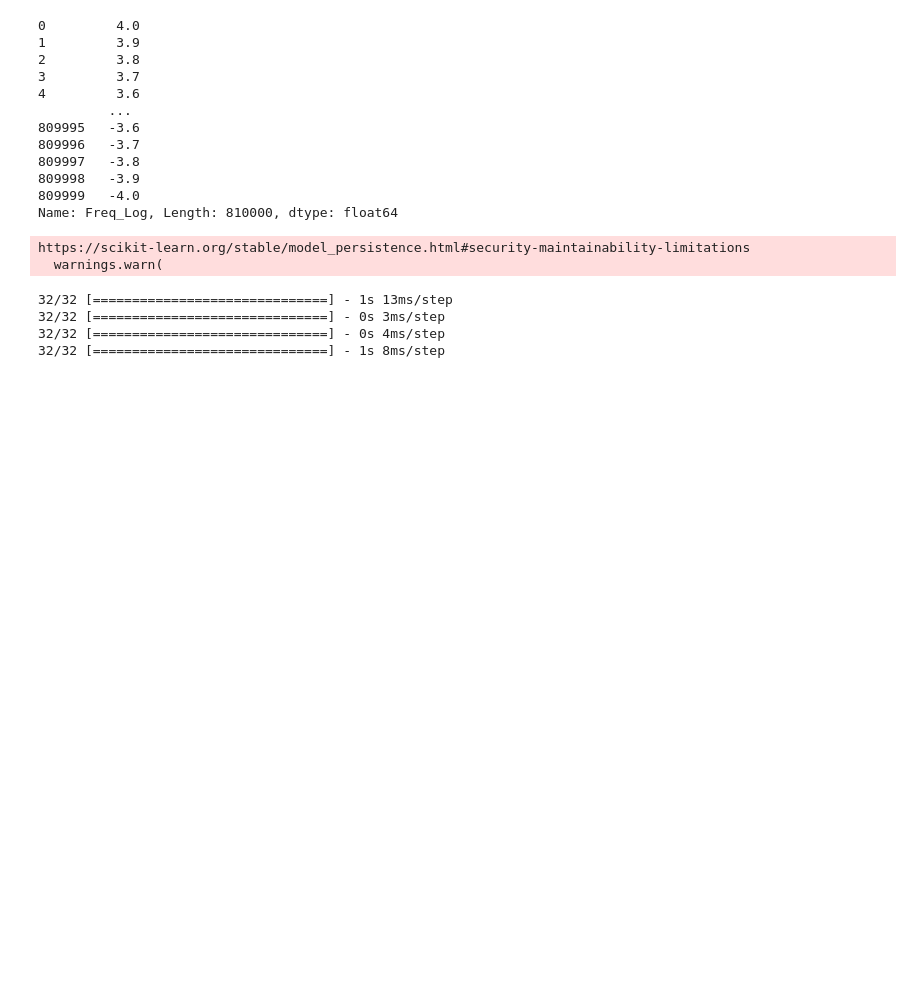
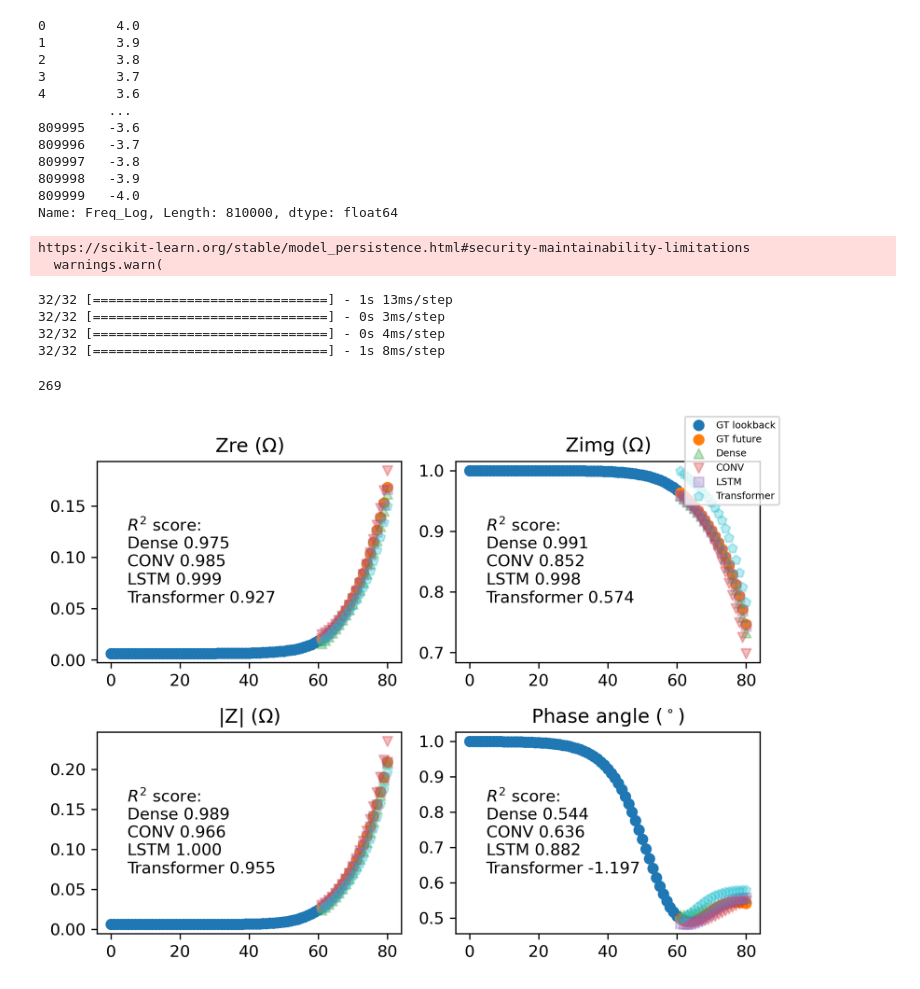
Before and after one commit to Charlespoole/TimeSeriesEIS, a Jupyter notebook: load_models.ipynb, the cells around one changed output. Drawn from its saved outputs; the diff is of its cells as text; code cells hidden in the pictures; blank space fills up the shorter version.

```diff
--- a/load_models.ipynb
+++ b/load_models.ipynb
@@ -120,3 +121,30 @@ dense_r2 = Cal_r2(y_test, dense_pred)
 lstm_r2 = Cal_r2(y_test, lstm_pred)
 conv_r2 = Cal_r2(y_test, conv_pred)
 transformer_r2 = Cal_r2(y_test, transformer_pred)
+# %%
+def plot():
+    k = random.randint(0,1000)
+    colors = ['tab:blue', 'tab:orange', 'tab:green', 'tab:red', 'tab:purple','tab:cyan']
+    print(k)
+    fig, axs = plt.subplots(2, 2)
+    for i in range(4):
+        ax = axs[i//2, i%2]
+        ax.scatter(range(61), x_test[k, :, i], color=colors[0], marker = 'o',label = 'GT lookback')
+        ax.scatter(range(61, 81), y_test[k, :, i], c=colors[1], marker='o', label = 'GT future')
+        ax.scatter(range(61, 81), dense_pred[k, :, i], c=colors[2], marker='^',alpha=0.3,label = 'Dense')
+        ax.scatter(range(61, 81), conv_pred[k, :, i], c=colors[3], marker='v',alpha=0.3,label = 'CONV')
+        ax.scatter(range(61, 81), lstm_pred[k, :, i], c=colors[4], marker='s',alpha=0.3,label = 'LSTM')
+        ax.scatter(range(61, 81), transformer_pred[k, :, i], marker='p',c=colors[5], alpha=0.3, label = 'Transformer')
+        ax.text(0.1, 0.3, "$R^2$ score:\nDense {:.3f}\nCONV {:.3f}\nLSTM {:.3f}\nTransformer {:.3f}".format(r2_score(y_test[k, :, i],dense_pred[k, :, i]),
+                                                                                                            r2_score(y_test[k, :, i],conv_pred[k, :, i]),
+                                                                                                            r2_score(y_test[k, :, i],lstm_pred[k, :, i]),
+                                                                                                            r2_score(y_test[k, :, i],transformer_pred[k, :, i])), transform=ax.transAxes)
+        ax.set_title([r'Zre ($\Omega$)',r'Zimg ($\Omega$)',r'|Z| ($\Omega$)',r'Phase angle ($^\circ$)'][i])
+    fig.dpi = 300
+    fig.legend(["GT lookback", 'GT future', 'Dense', 'CONV', 'LSTM', "Transformer"], prop={"size":6})
+    plt.tight_layout()
+
+plot()
+# %% [output]
+269
+[figure, added]
```
Also changed, not shown: parts of 2 cells of this notebook, 1 other file.
